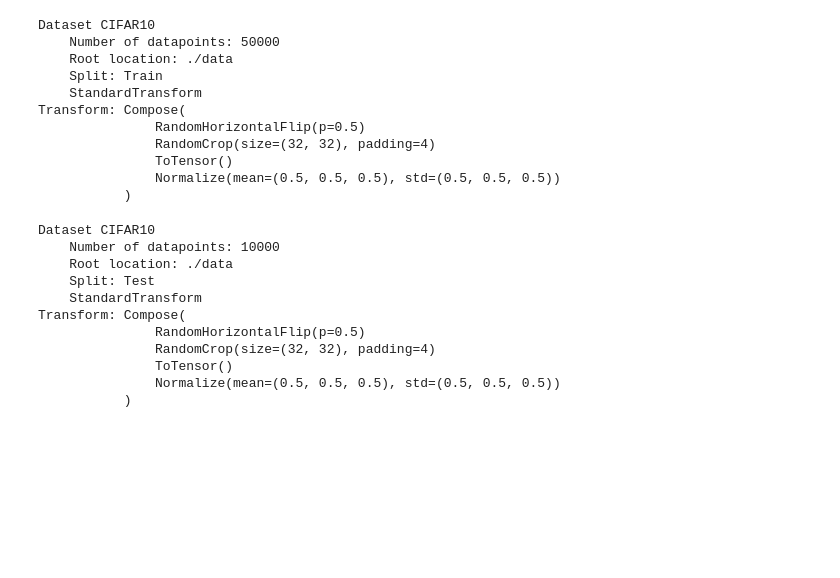
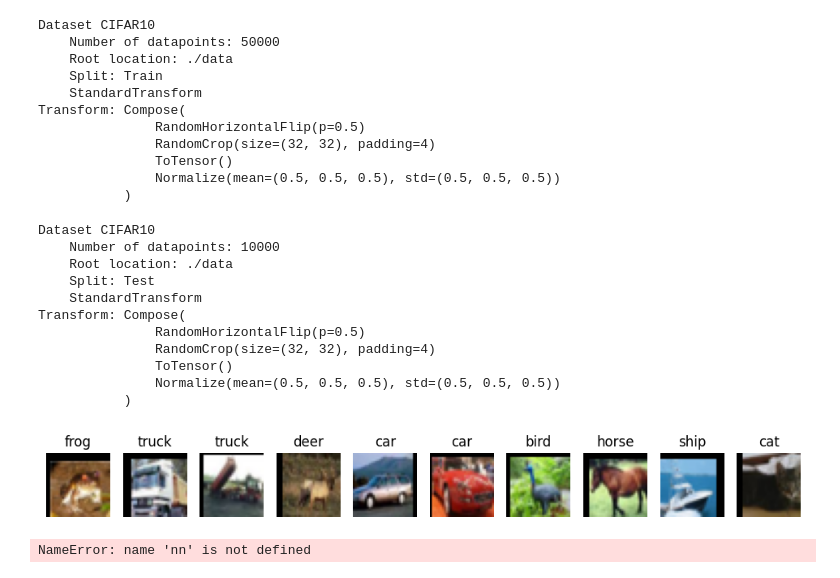
Before and after one commit to venkatanadikatla/pytorch, a Jupyter notebook: CIFAR_10.ipynb, the cells around one changed output. Drawn from its saved outputs; the diff is of its cells as text; code cells hidden in the pictures; blank space fills up the shorter version.

```diff
--- a/CIFAR_10.ipynb
+++ b/CIFAR_10.ipynb
@@ -48,3 +49,51 @@ Transform: Compose(
                ToTensor()
                Normalize(mean=(0.5, 0.5, 0.5), std=(0.5, 0.5, 0.5))
            )
+# %%
+train_loader = DataLoader(training_data, batch_size = 64, shuffle = True)
+test_loader = DataLoader(test_data, batch_size = 64, shuffle = False)
+# %%
+classes = ('plane', 'car', 'bird', 'cat', 'deer', 'dog', 'frog', 'horse', 'ship', 'truck')
+# %%
+
+fig, axes = plt.subplots(1, 10, figsize=(12, 3))
+for i in range(10):
+    image = train_loader.dataset[i][0].permute(1, 2, 0)
+    denormalized_image= image / 2 + 0.5
+    axes[i].imshow(denormalized_image)
+    axes[i].set_title(classes[train_loader.dataset[i][1]])
+    axes[i].axis('off')
+plt.show()
+# %% [output]
+[figure, added]
+# %%
+#Creating a class that instantiate a CNN module:
+class CNN(nn.Module):
+  def __init__(self):
+    super().__init__()
+    self.conv1 = nn.Conv2d(in_channels=3, out_channels = 64, kernel_size =3, padding=1)
+    self.conv2 = nn.Conv2d(in_channels=64, out_channels = 128, kernel_size =3, padding=1)
+    self.conv3 = nn.Conv2d(in_channels=128, out_channels = 256, kernel_size =3, padding=1)
+    self.pool = nn.MaxPool2d(kernel_size=2, stride=2, padding =0)
+    self.fc1 = nn.Linear(256*4*4, 512)
+    self.fc2 = nn.Linear(512, 128)
+    self.fc3 = nn.Linear(128, 10)
+    self.relu = nn.ReLU()
+    # self.dropout = nn.Dropout(0.5)
+
+
+  def forward(self, X):
+    X = self.pool(F.relu(self.conv1(X)))
+    X = self.pool(F.relu(self.conv2(X)))
+    X = self.pool(F.relu(self.conv3(X)))
+    X = torch.flatten(X, 1)
+    X = F.relu(self.fc1(X))
+    # X = self.dropout(X)
+    X = F.relu(self.fc2(X))
+    X = self.fc3(X)
+
+
+
+    return F.log_softmax(X, dim=1)
+# %% [output]
+NameError: name 'nn' is not defined
```
Also changed, not shown: parts of 6 cells of this notebook.
